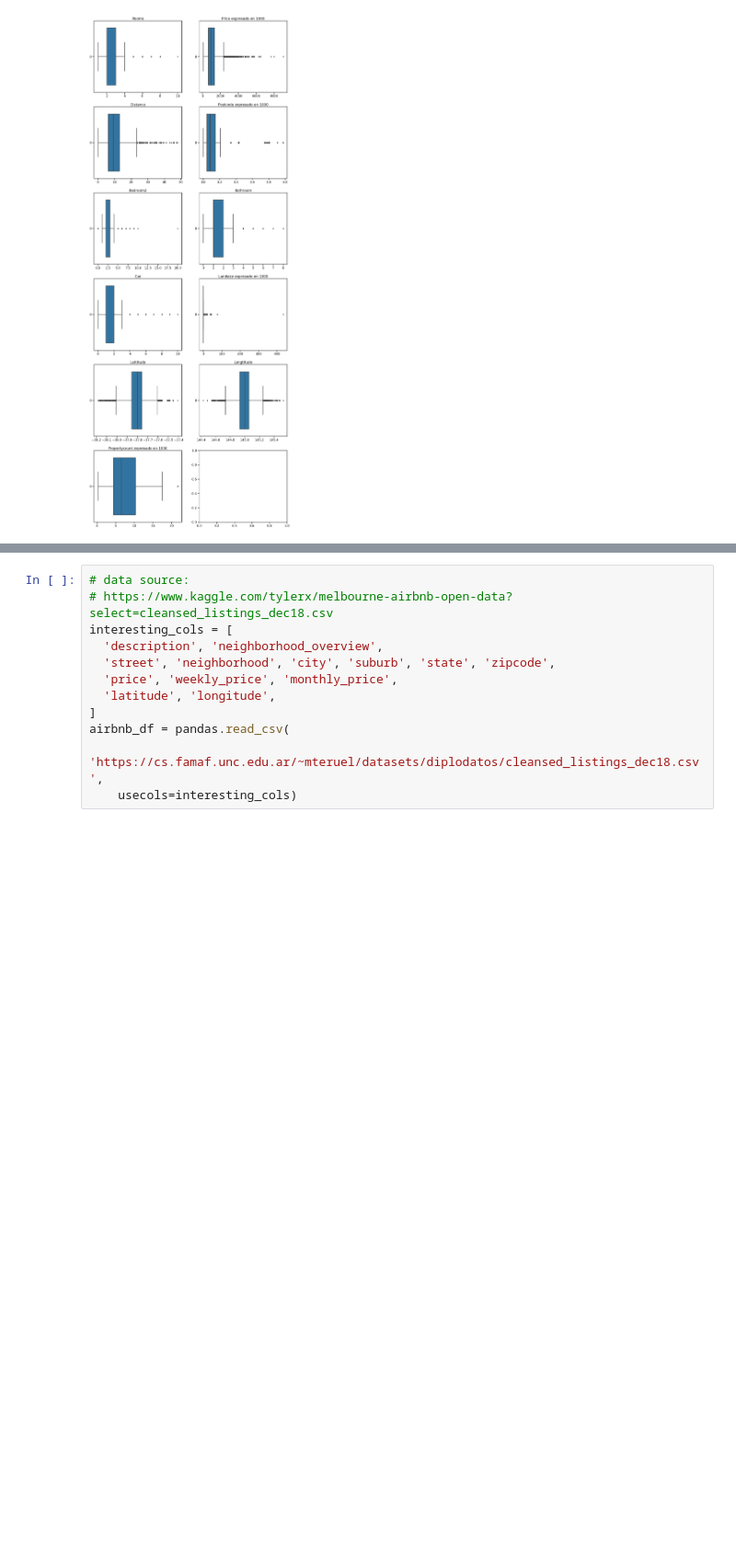
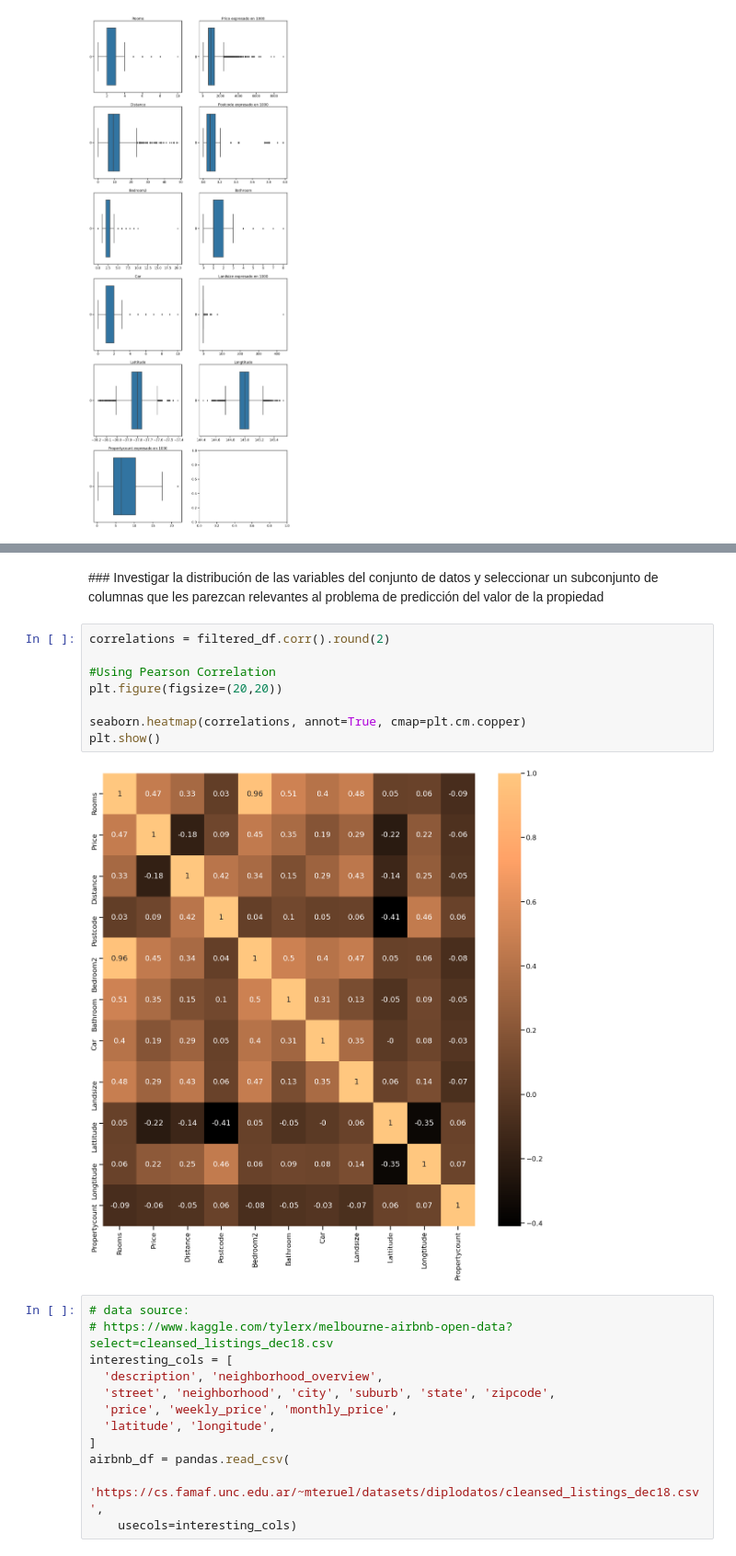
Before and after one commit to cgoviedo/Diplodatos, a Jupyter notebook: analisis_curacion/Entregable_Parte_1.ipynb, the cells around one changed output, grey strips where cells are left out. Shown at 92% size. Cells and saved outputs as stored; diff of their text form; blank space fills up the shorter version.

```diff
--- a/analisis_curacion/Entregable_Parte_1.ipynb
+++ b/analisis_curacion/Entregable_Parte_1.ipynb
@@ -271,3 +300,15 @@ display_blox_plots(tmp_test , ['Price'] , scale=True)
+# %% [markdown]
+### Investigar la distribución de las variables del conjunto de datos y seleccionar un subconjunto de columnas que les parezcan relevantes al problema de predicción del valor de la propiedad
+# %%
+correlations = filtered_df.corr().round(2)
+
+#Using Pearson Correlation
+plt.figure(figsize=(20,20))
+
+seaborn.heatmap(correlations, annot=True, cmap=plt.cm.copper)
+plt.show()
+# %% [output]
+[figure, added]
 # %%
 # data source:
 # https://www.kaggle.com/tylerx/melbourne-airbnb-open-data?select=cleansed_listings_dec18.csv
```
Also changed, not shown: parts of 5 cells of this notebook.
